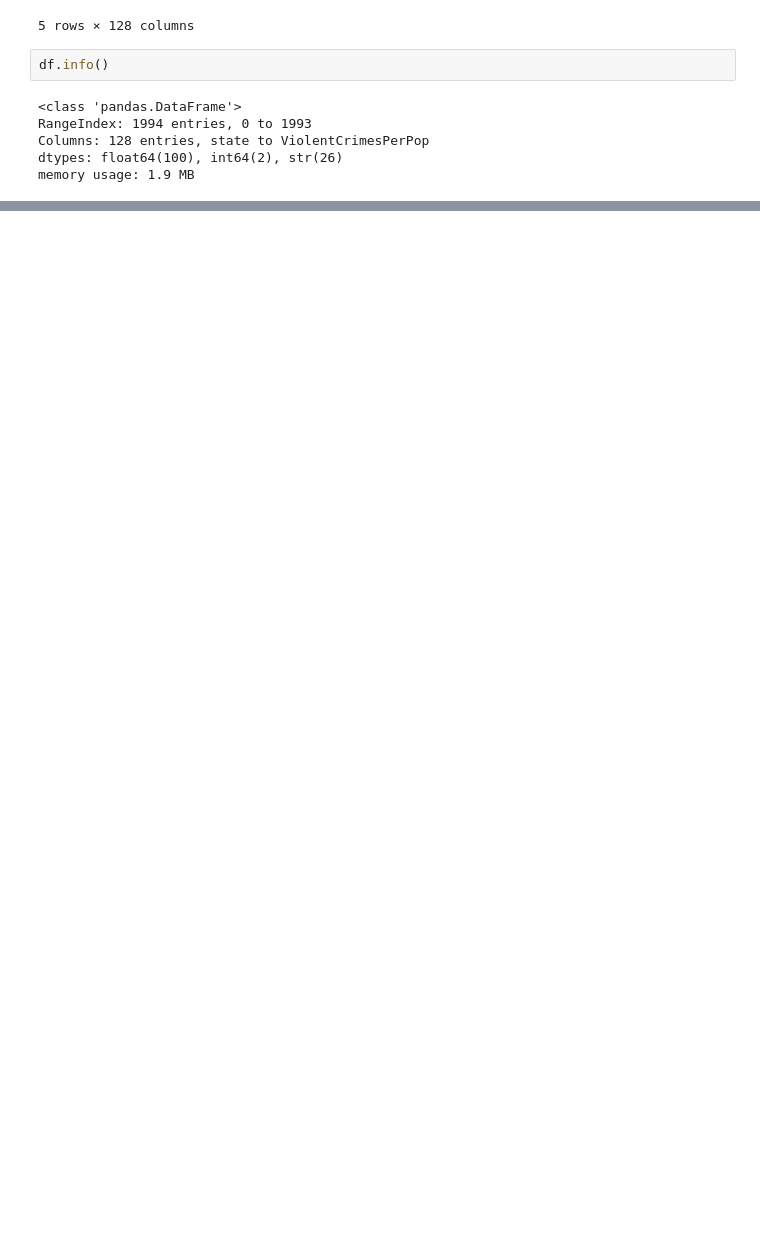
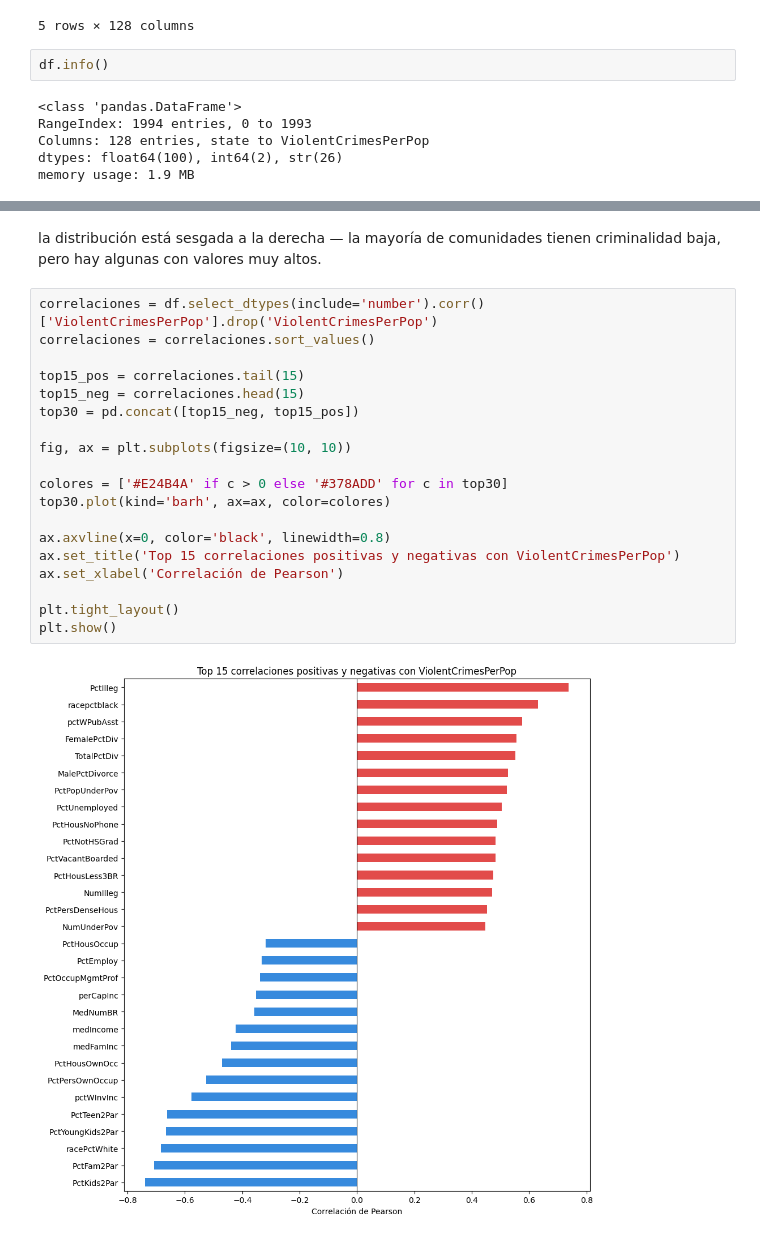
Before and after one commit to olarteViviana/ProyectoII, a Jupyter notebook: communities_and_crime_ucirepo.ipynb, the cells around one changed output, grey strips where cells are left out. Saved outputs shown, nothing was run; the diff lists cells and outputs as text; blank space fills up the shorter version.

```diff
--- a/communities_and_crime_ucirepo.ipynb
+++ b/communities_and_crime_ucirepo.ipynb
@@ -119,0 +326,23 @@ memory usage: 1.9 MB
+# %% [markdown]
+la distribución está sesgada a la derecha — la mayoría de comunidades tienen criminalidad baja, pero hay algunas con valores muy altos.
+# %%
+correlaciones = df.select_dtypes(include='number').corr()['ViolentCrimesPerPop'].drop('ViolentCrimesPerPop')
+correlaciones = correlaciones.sort_values()
+
+top15_pos = correlaciones.tail(15)
+top15_neg = correlaciones.head(15)
+top30 = pd.concat([top15_neg, top15_pos])
+
+fig, ax = plt.subplots(figsize=(10, 10))
+
+colores = ['#E24B4A' if c > 0 else '#378ADD' for c in top30]
+top30.plot(kind='barh', ax=ax, color=colores)
+
+ax.axvline(x=0, color='black', linewidth=0.8)
+ax.set_title('Top 15 correlaciones positivas y negativas con ViolentCrimesPerPop')
+ax.set_xlabel('Correlación de Pearson')
+
+plt.tight_layout()
+plt.show()
+# %% [output]
+[figure, added]
```
Also changed, not shown: parts of 20 cells of this notebook, 2 other files.
